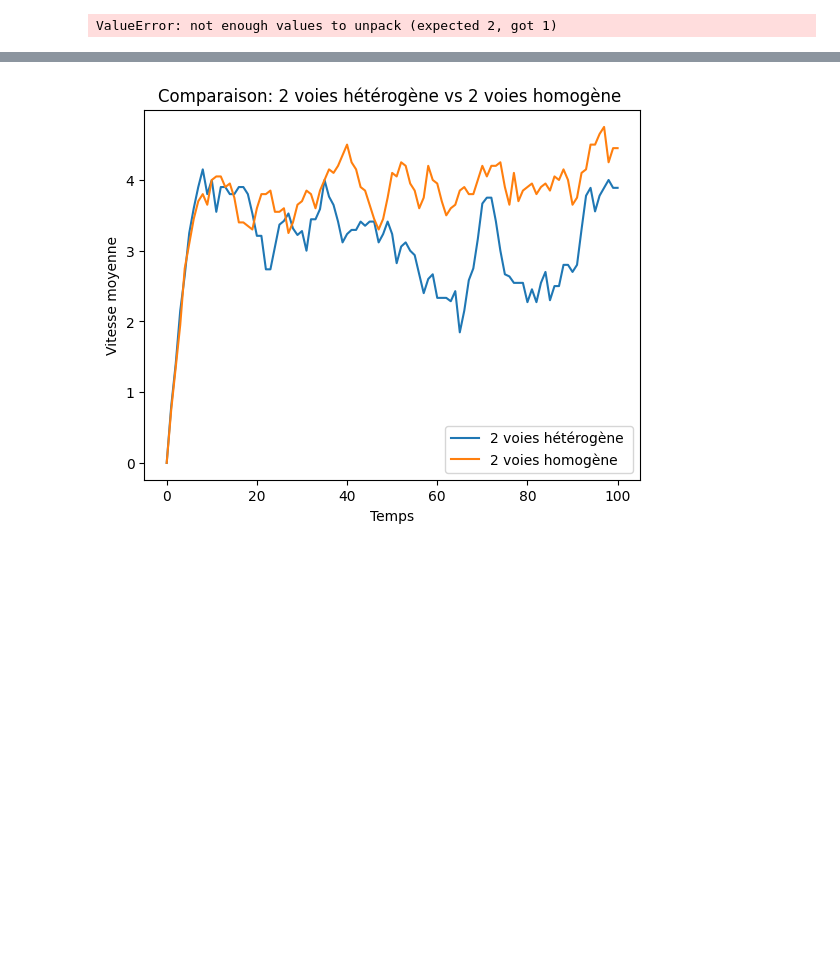
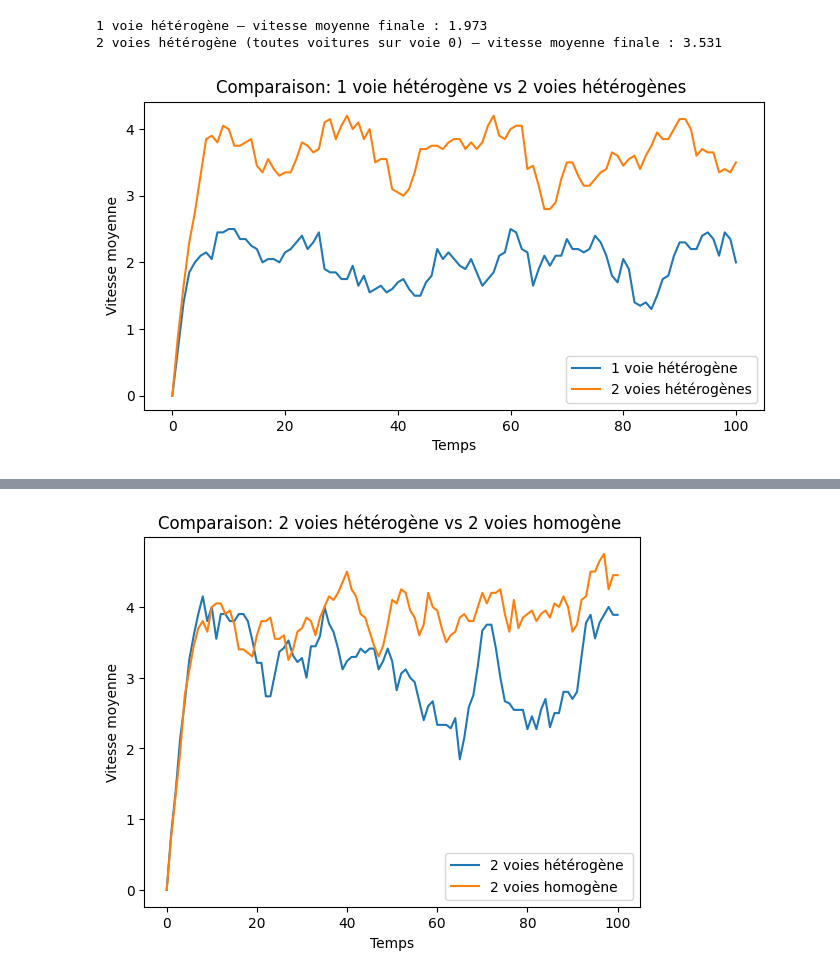
Before and after one commit to TelmoDc/Projet_SA16, a Jupyter notebook: observation.ipynb, the cells around one changed output, grey strips where cells are left out. Cells and saved outputs as stored; diff of their text form; code cells hidden in the pictures; blank space fills up the shorter version.

```diff
--- a/observation.ipynb
+++ b/observation.ipynb
@@ -157,36 +154,39 @@ p_ex = 0.3
 T_sim = 100
 
 vmaxhetero = {i: random.randint(4, 6) for i in range(1, nbr_voiture + 1)}
 
-#  1 voie hétérogène
-route1, vitesse1 = config_equidistance_plusieurs_voies(taille, 1, nbr_voiture)
+#  1 voie hétérogène (modèle 1D avec vmax différents)
+route1, vitesse1 = config_equidistance(taille, nbr_voiture)
 
-modele1vhetero = ModelePlusieursVoies(vmaxhetero, p_ex, 0.0, 0)
+modele1vhetero = ModeleDiffVmax(vmaxhetero, p_ex)
 traj_route1, traj_vitesse1 = modele1vhetero.trajectoire(route1.copy(), vitesse1.copy(), T_sim)
 vmoy1hetero = [calculer_vmoy(v) for v in traj_vitesse1]
+
 
 #  2 voies hétérogène
 
 route2, vitesse2 = config_equidistance_plusieurs_voies(taille, nbr_voie, nbr_voiture)
 
 
 modele2vhetero = ModelePlusieursVoies(vmaxhetero, p_ex, 0.0, 0)
 traj_route2, traj_vitesse2 = modele2vhetero.trajectoire(route2.copy(), vitesse2.copy(), T_sim)
 vmoy2hetero = [calculer_vmoy(v) for v in traj_vitesse2]
 
 # Comparaisons et affichage
 print(f"1 voie hétérogène — vitesse moyenne finale : {np.mean(vmoy1hetero):.3f}")
 print(f"2 voies hétérogène (toutes voitures sur voie 0) — vitesse moyenne finale : {np.mean(vmoy2hetero):.3f}")
 
 plt.figure(figsize=(8, 4))
 plt.plot(vmoy1hetero, label='1 voie hétérogène')
 plt.plot(vmoy2hetero, label='2 voies hétérogènes')
 plt.xlabel('Temps')
 plt.ylabel('Vitesse moyenne')
 plt.legend()
 plt.title('Comparaison: 1 voie hétérogène vs 2 voies hétérogènes ')
 plt.show()
 # %% [output]
-ValueError: not enough values to unpack (expected 2, got 1)
+1 voie hétérogène — vitesse moyenne finale : 1.973
+2 voies hétérogène (toutes voitures sur voie 0) — vitesse moyenne finale : 3.531
+[figure, added]
 # %%
 #comparaison des embouteillages moyens entre les deux modeles
```
Also changed, not shown: parts of 5 cells of this notebook.
